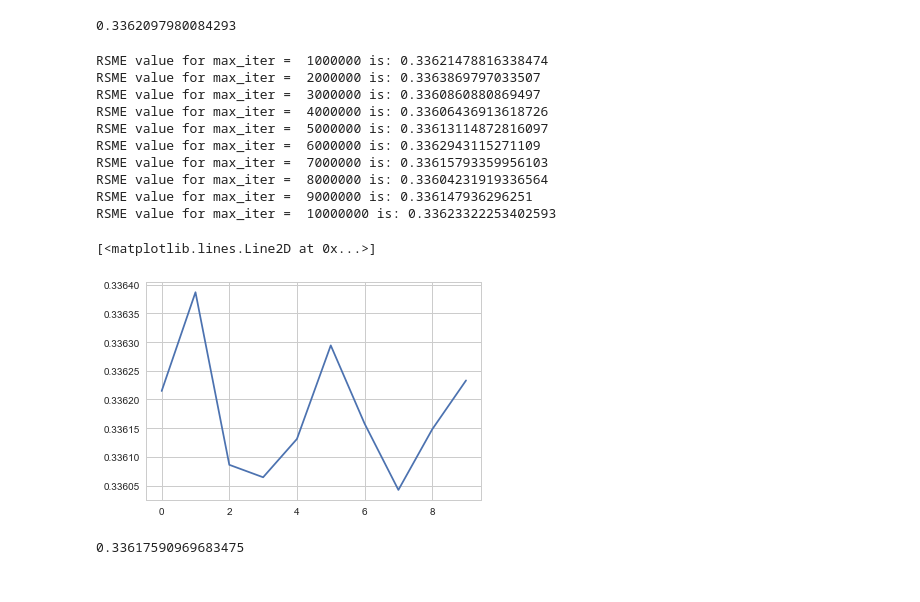
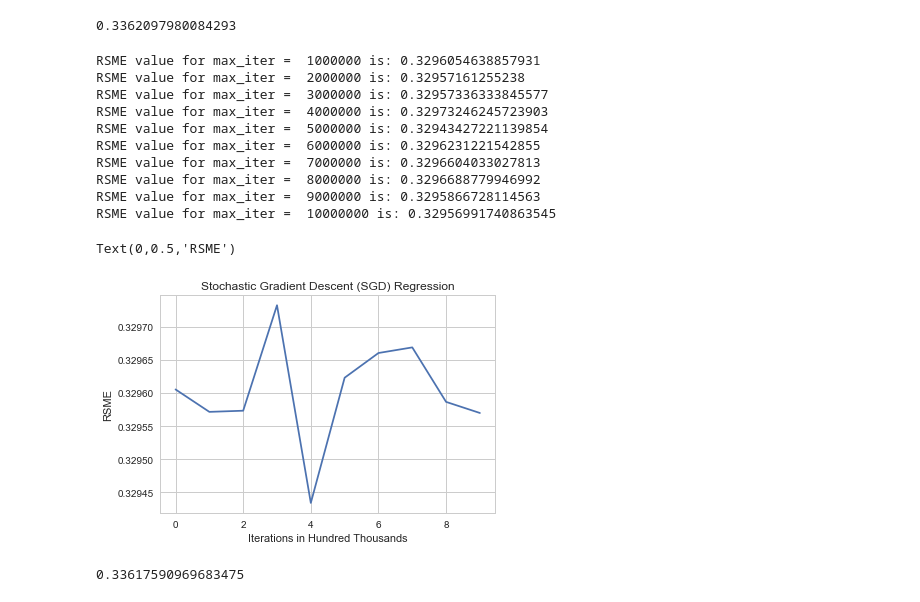
Before and after one commit to Bruce-Decker/CMPE255_GroupProject, a Jupyter notebook: Term_Project.ipynb, the cells around one changed output. Saved outputs shown, nothing was run; the diff lists cells and outputs as text; code cells hidden in the pictures.

```diff
--- a/Term_Project.ipynb
+++ b/Term_Project.ipynb
@@ -214,28 +214,31 @@ it = 0
 for k in range(10):
     it += 1000000
 
-    clf = linear_model.SGDRegressor(max_iter = it, tol = 1e-3)
+    clf = linear_model.SGDRegressor(penalty = 'l1', max_iter = it, tol = 1e-3)
     clf.fit(X_train, y_train)
     y_pred = clf.predict(X_test)
     err = sqrt(mean_squared_error(y_pred, y_test))
     SGD_RSME_values.append(err)
     print('RSME value for max_iter = ', it , 'is:', err)
 # %% [output]
-RSME value for max_iter =  1000000 is: 0.33621478816338474
-RSME value for max_iter =  2000000 is: 0.3363869797033507
-RSME value for max_iter =  3000000 is: 0.3360860880869497
-RSME value for max_iter =  4000000 is: 0.33606436913618726
-RSME value for max_iter =  5000000 is: 0.33613114872816097
-RSME value for max_iter =  6000000 is: 0.3362943115271109
-RSME value for max_iter =  7000000 is: 0.33615793359956103
-RSME value for max_iter =  8000000 is: 0.33604231919336564
-RSME value for max_iter =  9000000 is: 0.336147936296251
-RSME value for max_iter =  10000000 is: 0.33623322253402593
+RSME value for max_iter =  1000000 is: 0.3296054638857931
+RSME value for max_iter =  2000000 is: 0.32957161255238
+RSME value for max_iter =  3000000 is: 0.32957336333845577
+RSME value for max_iter =  4000000 is: 0.32973246245723903
+RSME value for max_iter =  5000000 is: 0.32943427221139854
+RSME value for max_iter =  6000000 is: 0.3296231221542855
+RSME value for max_iter =  7000000 is: 0.3296604033027813
+RSME value for max_iter =  8000000 is: 0.3296688779946992
+RSME value for max_iter =  9000000 is: 0.3295866728114563
+RSME value for max_iter =  10000000 is: 0.32956991740863545
-# %%
-plt.plot(SGD_RSME_values)
-# %% [output]
-[<matplotlib.lines.Line2D at 0x...>]
-[figure, removed]
+# %%
+plt.plot(SGD_RSME_values)
+plt.title('Stochastic Gradient Descent (SGD) Regression')
+plt.xlabel('Iterations in Hundred Thousands')
+plt.ylabel('RSME')
+# %% [output]
+Text(0,0.5,'RSME')
+[figure, added]
 # %%
 SGD_rsme = np.average(SGD_RSME_values)
 # %%
```
Also changed, not shown: parts of 3 cells of this notebook.
